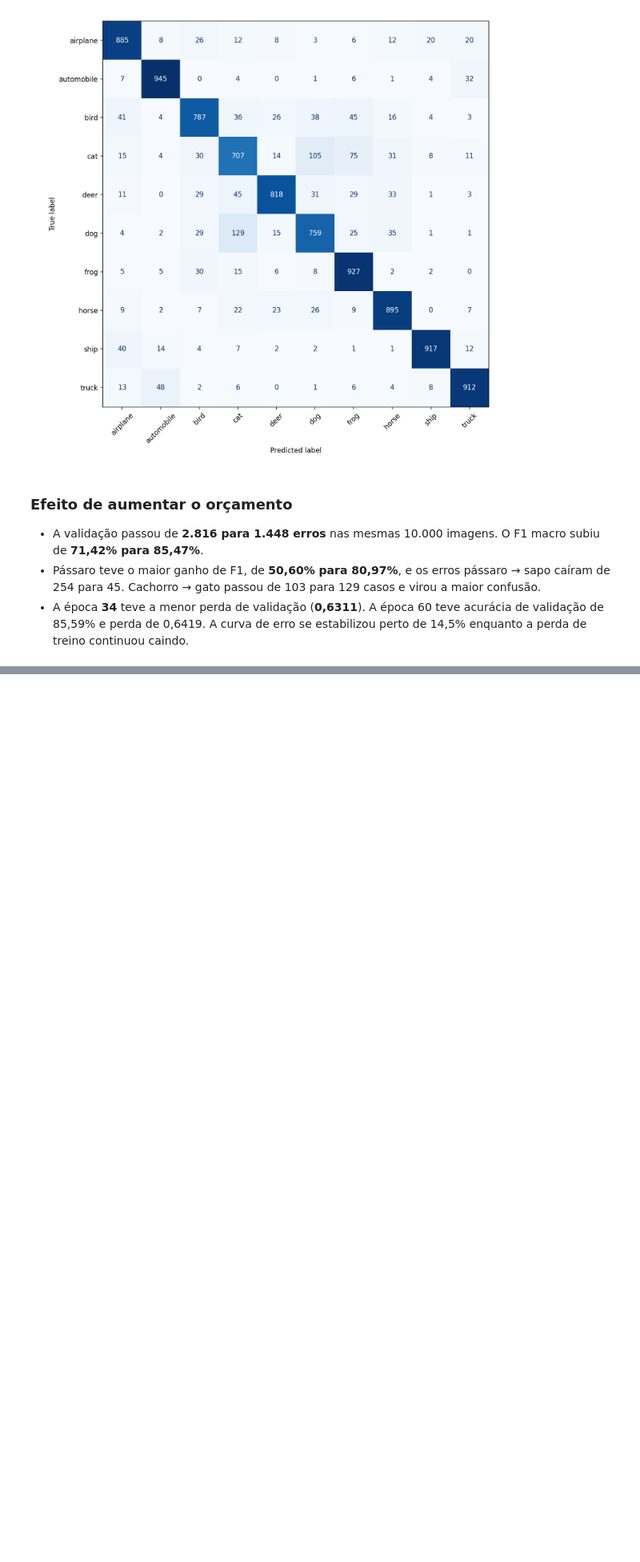
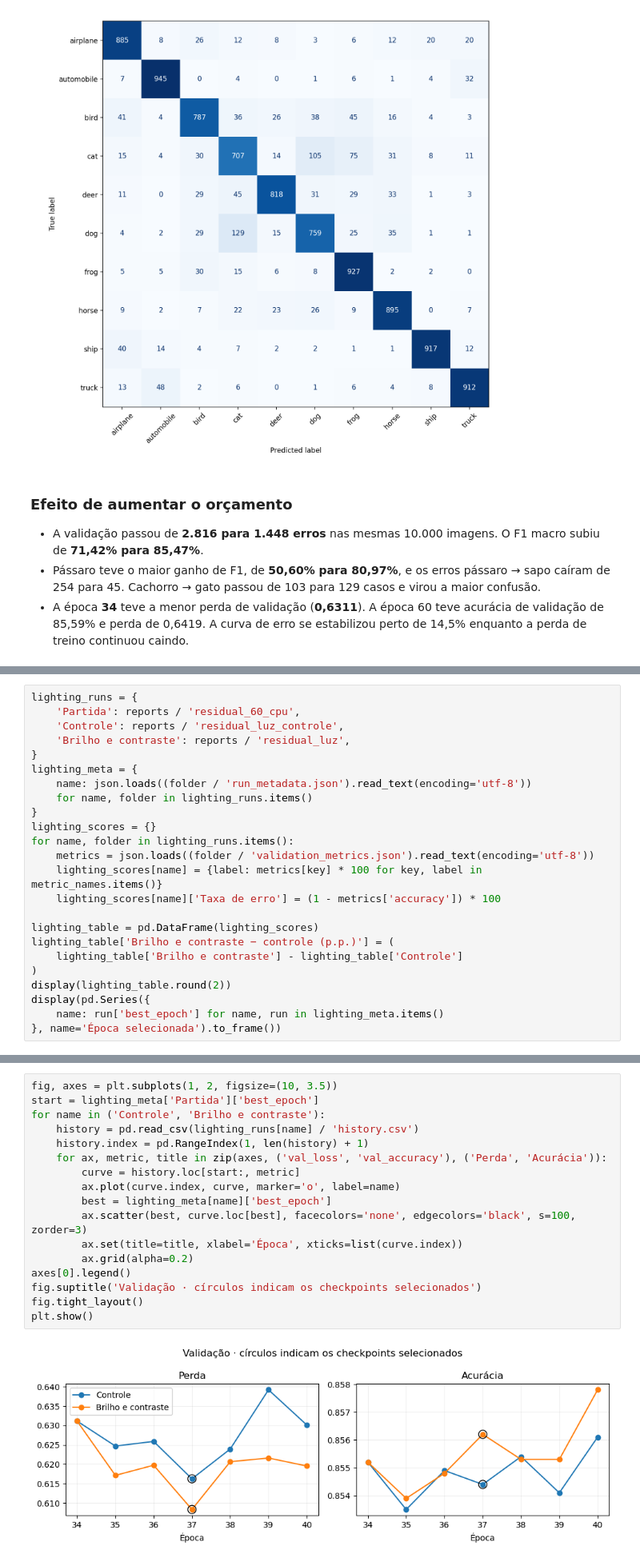
Before and after one commit to Mateusssssssssss/cifar10-keras-classification-images, a Jupyter notebook: notebooks/04_comparacao_cnns.ipynb, the cells around one changed output, grey strips where cells are left out. Shown at 80% size. Drawn from its saved outputs; the diff is of its cells as text; blank space fills up the shorter version.

```diff
--- a/notebooks/04_comparacao_cnns.ipynb
+++ b/notebooks/04_comparacao_cnns.ipynb
@@ -272,0 +277,24 @@ display(Image(filename=str(run60 / 'figures/confusion_matrix.png')))
+# %%
+lighting_runs = {
+    'Partida': reports / 'residual_60_cpu',
+    'Controle': reports / 'residual_luz_controle',
+    'Brilho e contraste': reports / 'residual_luz',
+}
+lighting_meta = {
+    name: json.loads((folder / 'run_metadata.json').read_text(encoding='utf-8'))
+    for name, folder in lighting_runs.items()
+}
+lighting_scores = {}
+for name, folder in lighting_runs.items():
+    metrics = json.loads((folder / 'validation_metrics.json').read_text(encoding='utf-8'))
+    lighting_scores[name] = {label: metrics[key] * 100 for key, label in metric_names.items()}
+    lighting_scores[name]['Taxa de erro'] = (1 - metrics['accuracy']) * 100
+
+lighting_table = pd.DataFrame(lighting_scores)
+lighting_table['Brilho e contraste − controle (p.p.)'] = (
+    lighting_table['Brilho e contraste'] - lighting_table['Controle']
+)
+display(lighting_table.round(2))
+display(pd.Series({
+    name: run['best_epoch'] for name, run in lighting_meta.items()
+}, name='Época selecionada').to_frame())
@@ -272,0 +312,19 @@ display(Image(filename=str(run60 / 'figures/confusion_matrix.png')))
+# %%
+fig, axes = plt.subplots(1, 2, figsize=(10, 3.5))
+start = lighting_meta['Partida']['best_epoch']
+for name in ('Controle', 'Brilho e contraste'):
+    history = pd.read_csv(lighting_runs[name] / 'history.csv')
+    history.index = pd.RangeIndex(1, len(history) + 1)
+    for ax, metric, title in zip(axes, ('val_loss', 'val_accuracy'), ('Perda', 'Acurácia')):
+        curve = history.loc[start:, metric]
+        ax.plot(curve.index, curve, marker='o', label=name)
+        best = lighting_meta[name]['best_epoch']
+        ax.scatter(best, curve.loc[best], facecolors='none', edgecolors='black', s=100, zorder=3)
+        ax.set(title=title, xlabel='Época', xticks=list(curve.index))
+        ax.grid(alpha=0.2)
+axes[0].legend()
+fig.suptitle('Validação · círculos indicam os checkpoints selecionados')
+fig.tight_layout()
+plt.show()
+# %% [output]
+[figure, added]
```
Also changed, not shown: parts of 9 cells of this notebook, 19 other files.
